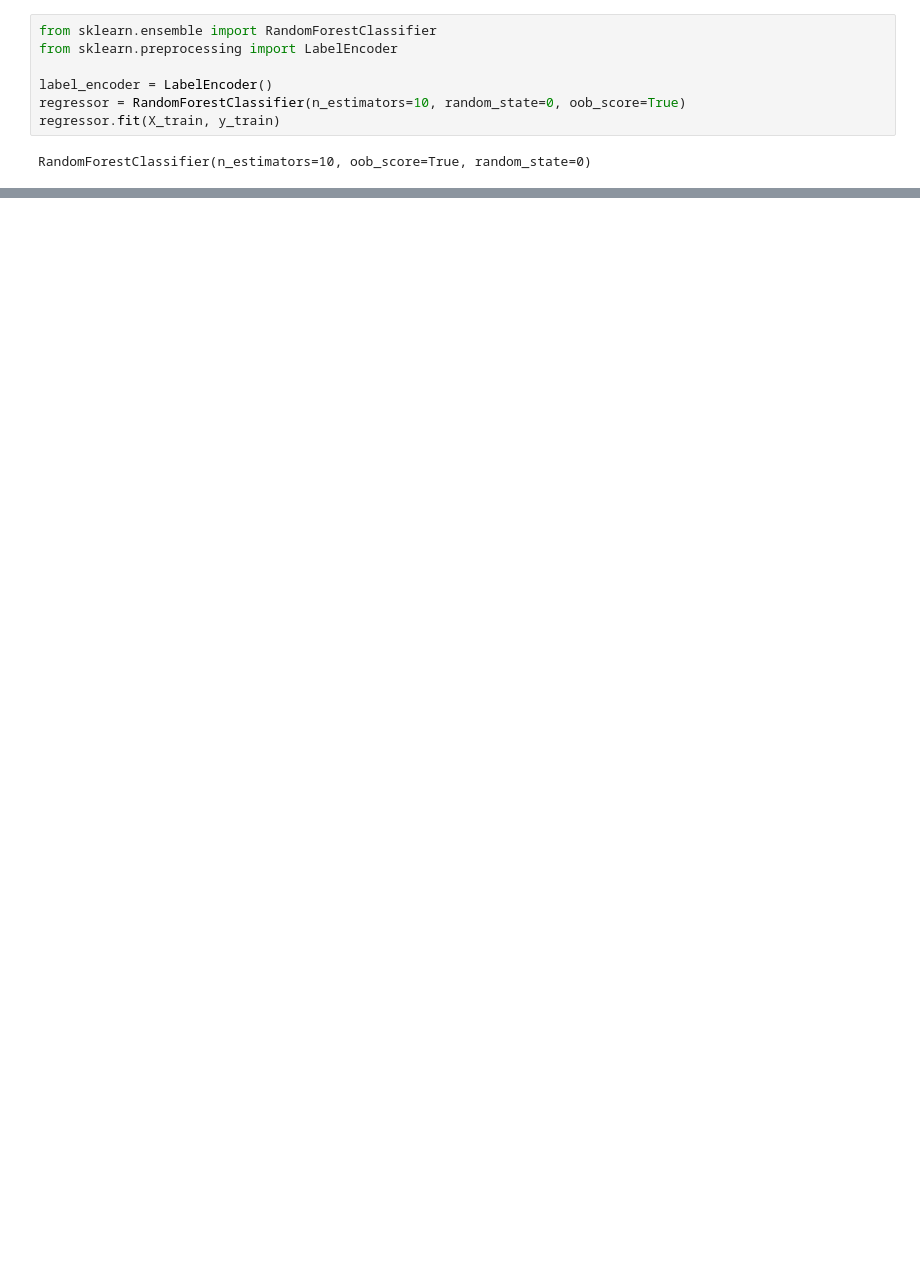
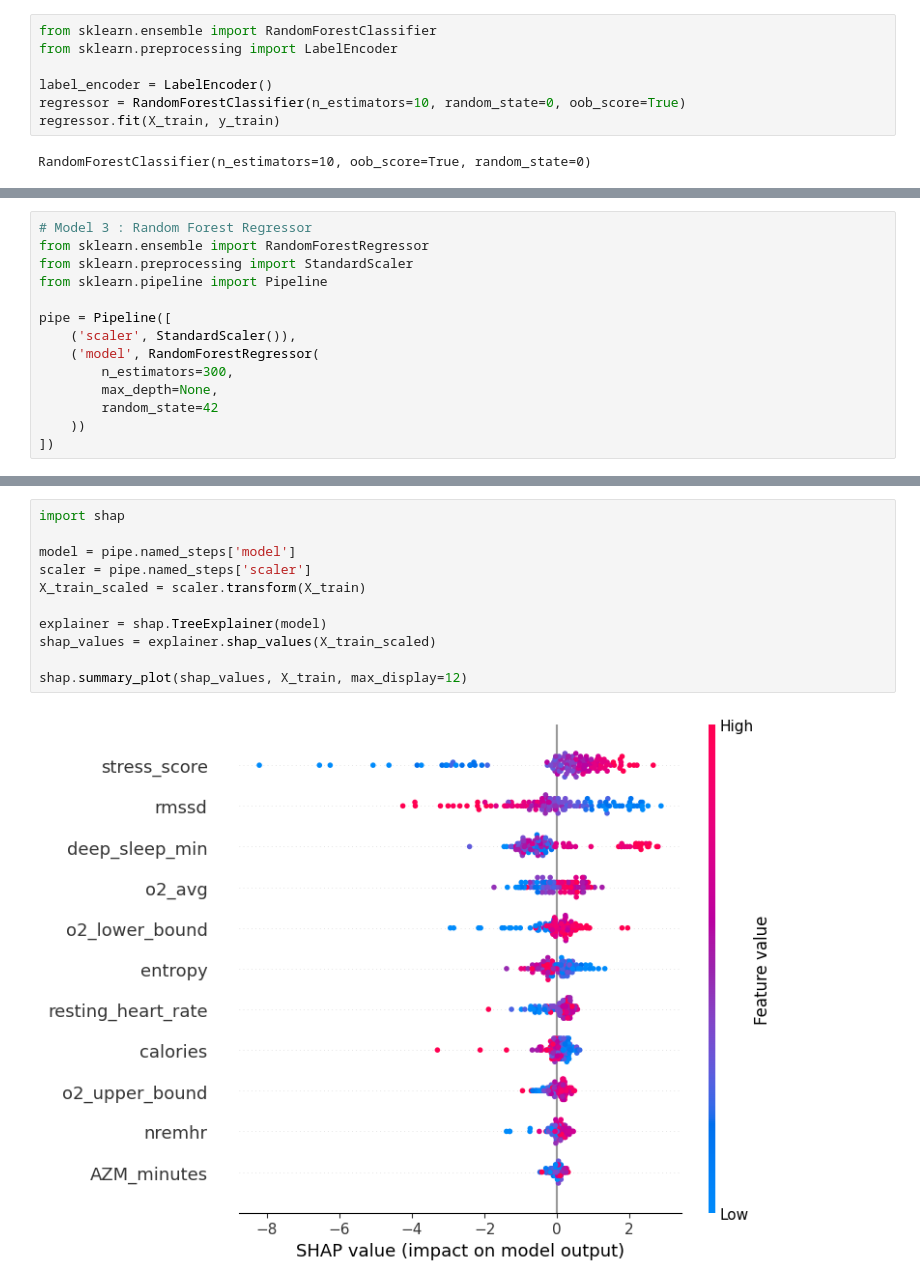
Before and after one commit to liaohan618/Fitbit, a Jupyter notebook: fitbit_model.ipynb, the cells around one changed output, grey strips where cells are left out. Saved outputs shown, nothing was run; the diff lists cells and outputs as text; blank space fills up the shorter version.

```diff
--- a/fitbit_model.ipynb
+++ b/fitbit_model.ipynb
@@ -156,0 +167,14 @@ plt.show()
+# %%
+# Model 3 : Random Forest Regressor
+from sklearn.ensemble import RandomForestRegressor
+from sklearn.preprocessing import StandardScaler
+from sklearn.pipeline import Pipeline
+
+pipe = Pipeline([
+    ('scaler', StandardScaler()),
+    ('model', RandomForestRegressor(
+        n_estimators=300,
+        max_depth=None,
+        random_state=42
+    ))
+])
@@ -156,0 +195,13 @@ plt.show()
+# %%
+import shap
+
+model = pipe.named_steps['model']
+scaler = pipe.named_steps['scaler']
+X_train_scaled = scaler.transform(X_train)
+
+explainer = shap.TreeExplainer(model)
+shap_values = explainer.shap_values(X_train_scaled)
+
+shap.summary_plot(shap_values, X_train, max_display=12)
+# %% [output]
+[figure, added]
```
Also changed, not shown: parts of 12 cells of this notebook.
